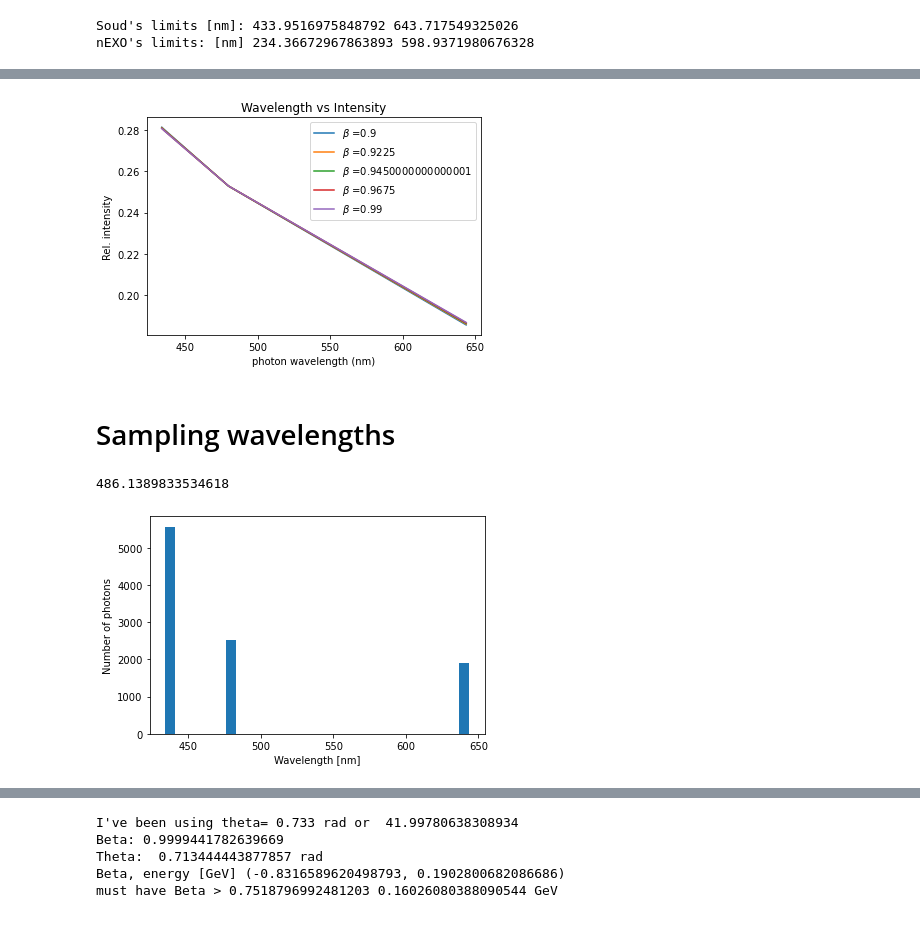
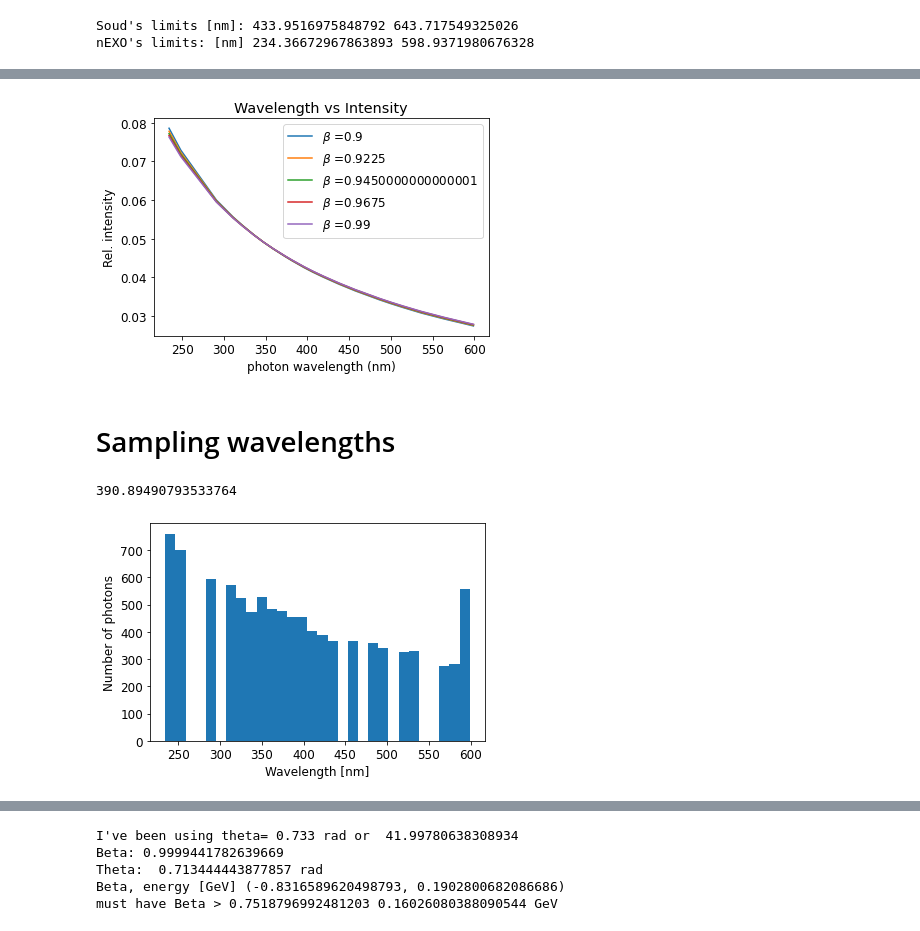
Before and after one commit to eklem1/OD_work, a Jupyter notebook: CherenkovGen/CherenkovTheory.ipynb, the cells around one changed output, grey strips where cells are left out. Saved outputs shown, nothing was run; the diff lists cells and outputs as text; code cells hidden in the pictures.

```diff
--- a/CherenkovGen/CherenkovTheory.ipynb
+++ b/CherenkovGen/CherenkovTheory.ipynb
@@ -87,8 +86,8 @@ def IntensityWavelength(freq, beta, n):
 b = np.linspace(0.9, 0.99, 5)
 
 for beta in b:
-    E_loss, E_loss_rel = IntensityWavelength(freq, beta, n)
-    plt.plot(wavelengths, E_loss_rel, '-',label=r'$\beta$ ='+str(beta) )
+    E_loss, E_loss_rel = IntensityWavelength(freq_od, beta, H2ORefractiveIndex_od)
+    plt.plot(wavelengths_od, E_loss_rel, '-',label=r'$\beta$ ='+str(beta) )
 
 plt.xlabel('photon wavelength (nm)')
 plt.ylabel('Rel. intensity')
@@ -97,25 +96,25 @@ plt.title('Wavelength vs Intensity')
 plt.legend()
 plt.show()
 # %% [output]
-[figure, old version]
+[figure, new version]
 # %% [markdown]
 # Sampling wavelengths
 # %%
 # sample wavelengths from above
-E_loss, E_loss_rel = IntensityWavelength(freq, .99, n)
+E_loss, E_loss_rel = IntensityWavelength(freq_od, .99, H2ORefractiveIndex_od)
 
-photonWavelen = np.random.choice(wavelengths, p=E_loss_rel, size=10000)
+photonWavelen = np.random.choice(wavelengths_od, p=E_loss_rel, size=10000)
 
 # print(photonWavelen)
 
 print(np.average(photonWavelen))
 plt.hist(photonWavelen, bins=30)
 plt.xlabel("Wavelength [nm]")
 plt.ylabel("Number of photons")
 plt.show()
 # %% [output]
-486.1389833534618
+390.89490793533764
-[figure, old version]
+[figure, new version]
 # %%
 def IntensityWavelength(freq, beta, n):
     E_loss = 1.0/(4*np.pi) * freq*(1.0 - 1.0/(beta**2.0 * n**2.0))
```
Also changed, not shown: parts of 14 cells of this notebook, 3 other files.
